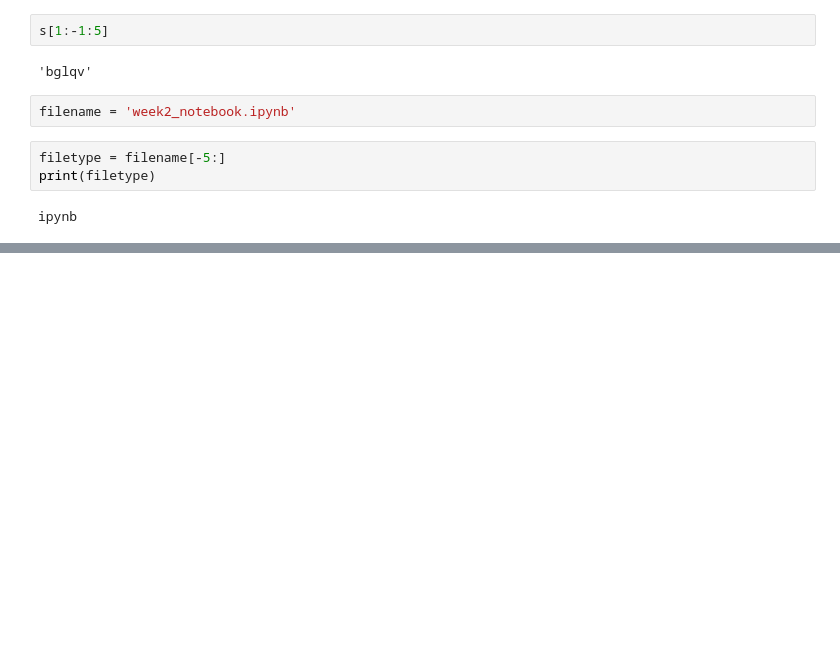
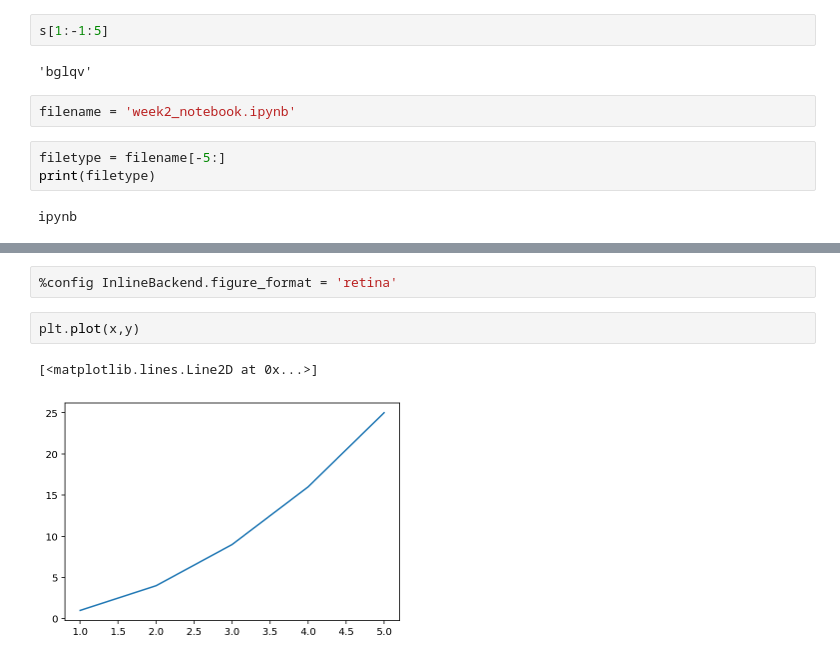
Before and after one commit to jllottes/jllottes.github.io, a Jupyter notebook: _static/weekly_notebooks/week3_notebook.ipynb, the cells around one changed output, grey strips where cells are left out. Cells and saved outputs as stored; diff of their text form; blank space fills up the shorter version.

```diff
--- a/_static/weekly_notebooks/week3_notebook.ipynb
+++ b/_static/weekly_notebooks/week3_notebook.ipynb
@@ -314,0 +761,7 @@ ipynb
+# %%
+%config InlineBackend.figure_format = 'retina'
+# %%
+plt.plot(x,y)
+# %% [output]
+[<matplotlib.lines.Line2D at 0x...>]
+[figure, added]
```
Also changed, not shown: parts of 100 cells of this notebook, 38 other files.
